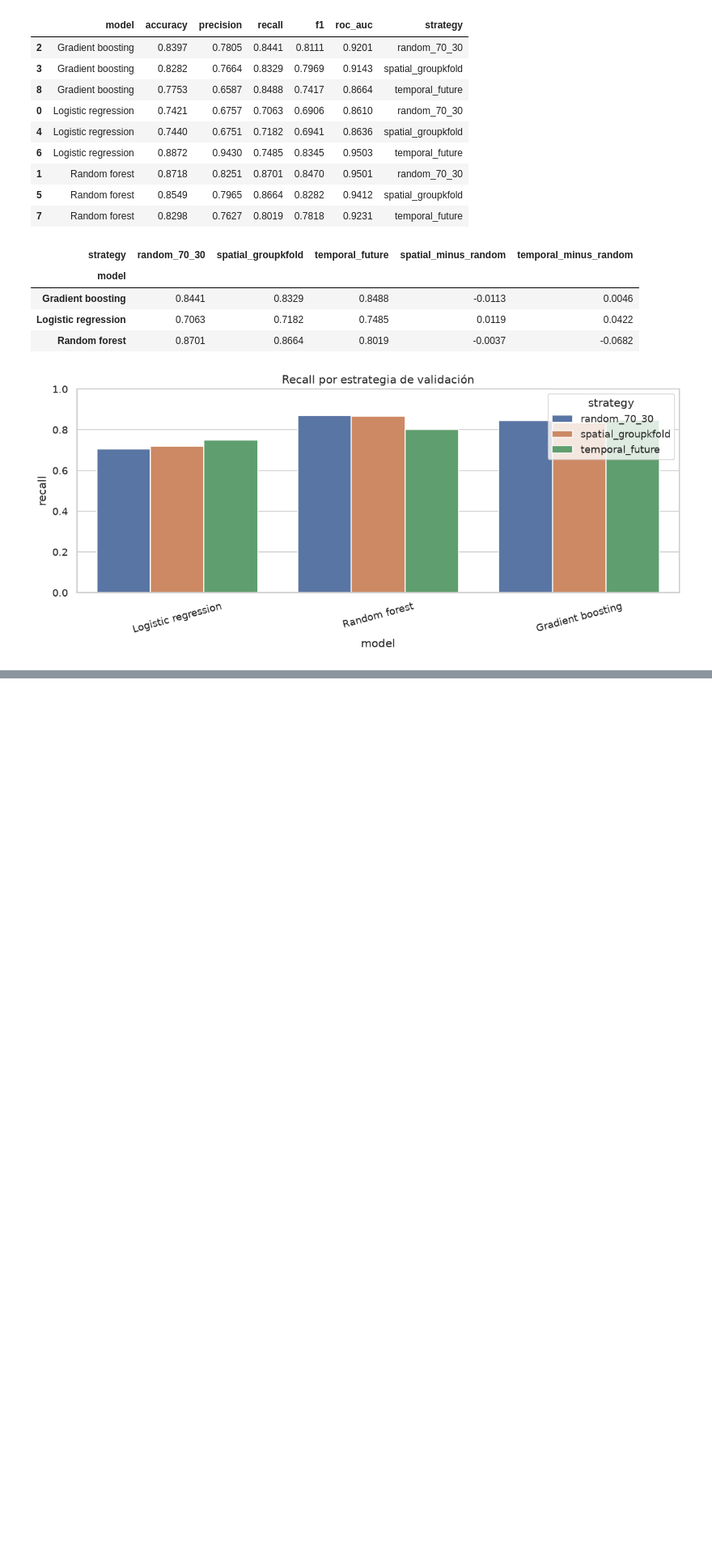
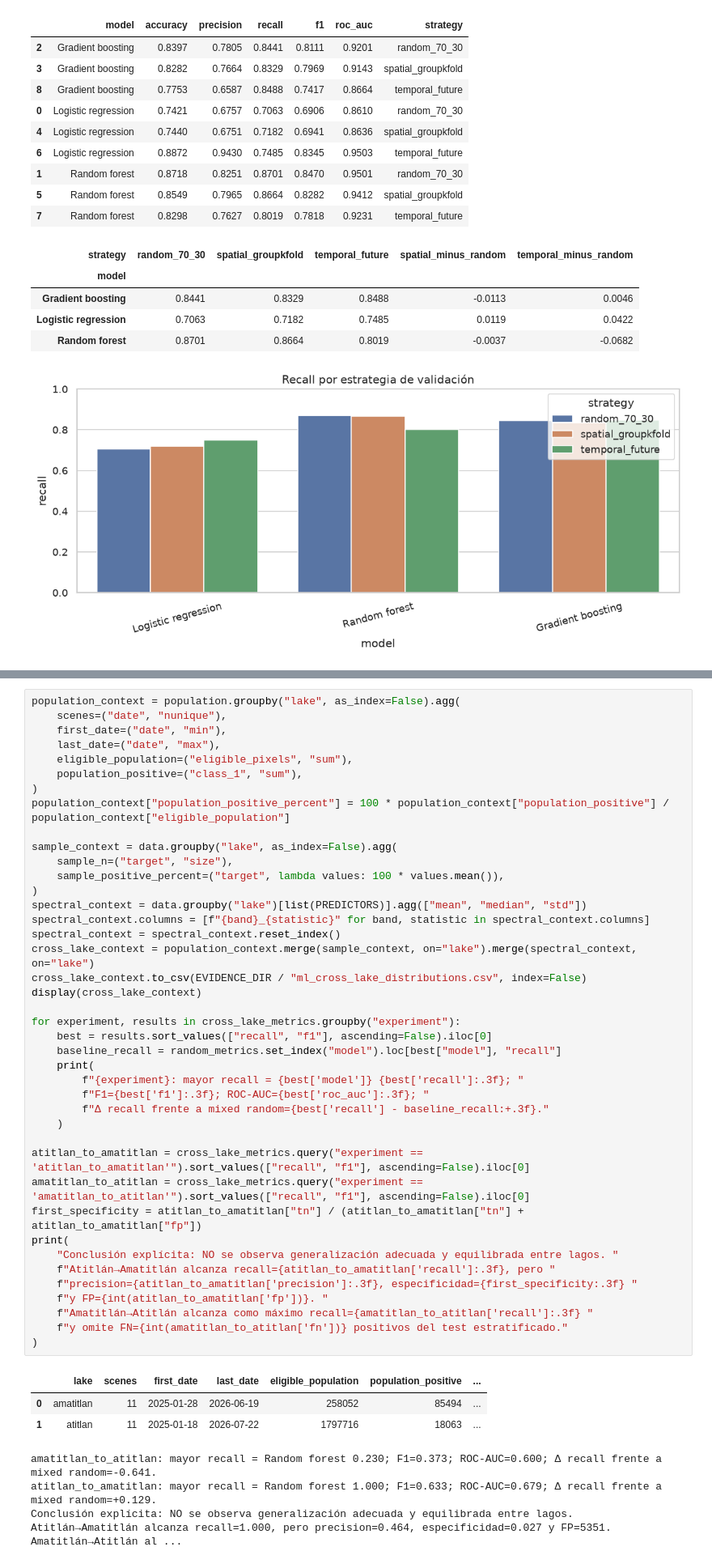
Before and after one commit to AleWWH1104/Lab4-ds, a Jupyter notebook: Lab4.ipynb, the cells around one changed output, grey strips where cells are left out. Shown at 81% size. Cells and saved outputs as stored; diff of their text form; blank space fills up the shorter version.

```diff
--- a/Lab4.ipynb
+++ b/Lab4.ipynb
@@ -513,0 +563,48 @@ El resultado más realista depende del uso: para visitar una nueva zona del mism
+# %%
+population_context = population.groupby("lake", as_index=False).agg(
+    scenes=("date", "nunique"),
+    first_date=("date", "min"),
+    last_date=("date", "max"),
+    eligible_population=("eligible_pixels", "sum"),
+    population_positive=("class_1", "sum"),
+)
+population_context["population_positive_percent"] = 100 * population_context["population_positive"] / population_context["eligible_population"]
+
+sample_context = data.groupby("lake", as_index=False).agg(
+    sample_n=("target", "size"),
+    sample_positive_percent=("target", lambda values: 100 * values.mean()),
+)
+spectral_context = data.groupby("lake")[list(PREDICTORS)].agg(["mean", "median", "std"])
+spectral_context.columns = [f"{band}_{statistic}" for band, statistic in spectral_context.columns]
+spectral_context = spectral_context.reset_index()
+cross_lake_context = population_context.merge(sample_context, on="lake").merge(spectral_context, on="lake")
+cross_lake_context.to_csv(EVIDENCE_DIR / "ml_cross_lake_distributions.csv", index=False)
+display(cross_lake_context)
+
+for experiment, results in cross_lake_metrics.groupby("experiment"):
+    best = results.sort_values(["recall", "f1"], ascending=False).iloc[0]
+    baseline_recall = random_metrics.set_index("model").loc[best["model"], "recall"]
+    print(
+        f"{experiment}: mayor recall = {best['model']} {best['recall']:.3f}; "
+        f"F1={best['f1']:.3f}; ROC-AUC={best['roc_auc']:.3f}; "
+        f"Δ recall frente a mixed random={best['recall'] - baseline_recall:+.3f}."
+    )
+
+atitlan_to_amatitlan = cross_lake_metrics.query("experiment == 'atitlan_to_amatitlan'").sort_values(["recall", "f1"], ascending=False).iloc[0]
+amatitlan_to_atitlan = cross_lake_metrics.query("experiment == 'amatitlan_to_atitlan'").sort_values(["recall", "f1"], ascending=False).iloc[0]
+first_specificity = atitlan_to_amatitlan["tn"] / (atitlan_to_amatitlan["tn"] + atitlan_to_amatitlan["fp"])
+print(
+    "Conclusión explícita: NO se observa generalización adecuada y equilibrada entre lagos. "
+    f"Atitlán→Amatitlán alcanza recall={atitlan_to_amatitlan['recall']:.3f}, pero "
+    f"precision={atitlan_to_amatitlan['precision']:.3f}, especificidad={first_specificity:.3f} "
+    f"y FP={int(atitlan_to_amatitlan['fp'])}. "
+    f"Amatitlán→Atitlán alcanza como máximo recall={amatitlan_to_atitlan['recall']:.3f} "
+    f"y omite FN={int(amatitlan_to_atitlan['fn'])} positivos del test estratificado."
+)
+# %% [output]
+|  | lake | scenes | first_date | last_date | eligible_population | population_positive | ... |
+| 0 | amatitlan | 11 | 2025-01-28 | 2026-06-19 | 258052 | 85494 | ... |
+| 1 | atitlan | 11 | 2025-01-18 | 2026-07-22 | 1797716 | 18063 | ... |
+amatitlan_to_atitlan: mayor recall = Random forest 0.230; F1=0.373; ROC-AUC=0.600; Δ recall frente a mixed random=-0.641.
+atitlan_to_amatitlan: mayor recall = Random forest 1.000; F1=0.633; ROC-AUC=0.679; Δ recall frente a mixed random=+0.129.
+Conclusión explícita: NO se observa generalización adecuada y equilibrada entre lagos. Atitlán→Amatitlán alcanza recall=1.000, pero precision=0.464, especificidad=0.027 y FP=5351. Amatitlán→Atitlán al ...
```
Also changed, not shown: parts of 9 cells of this notebook, 7 other files.
